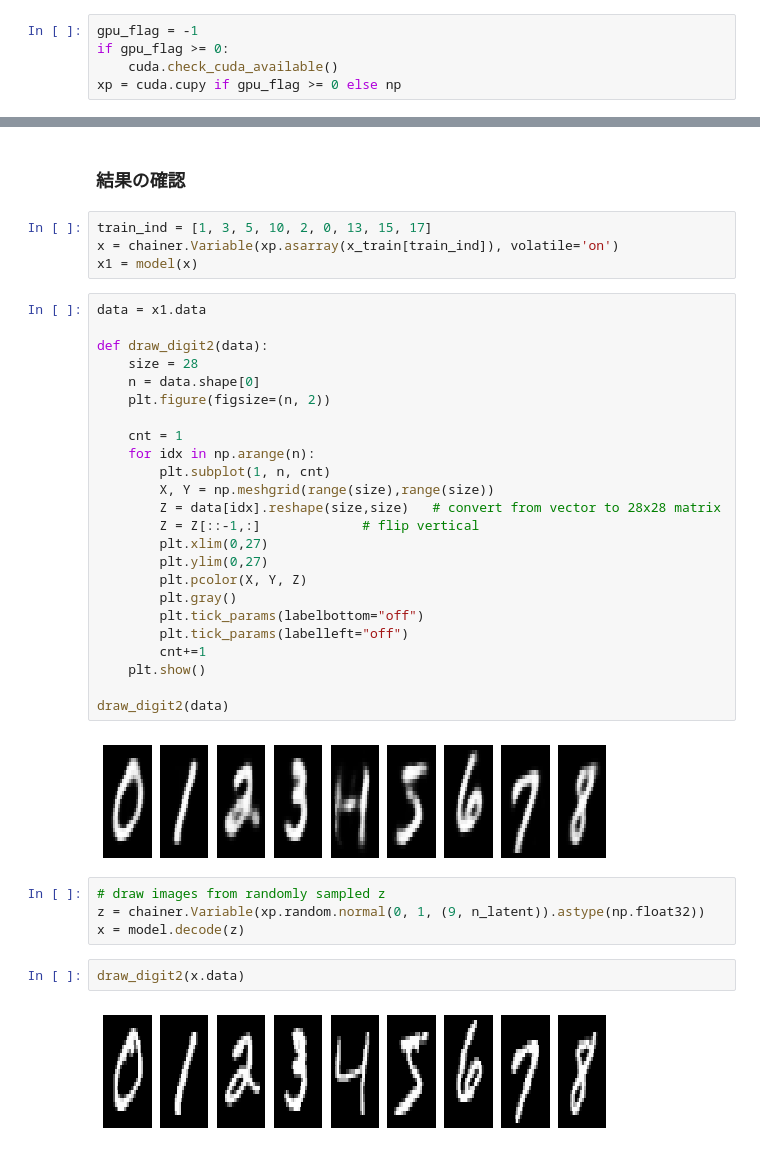
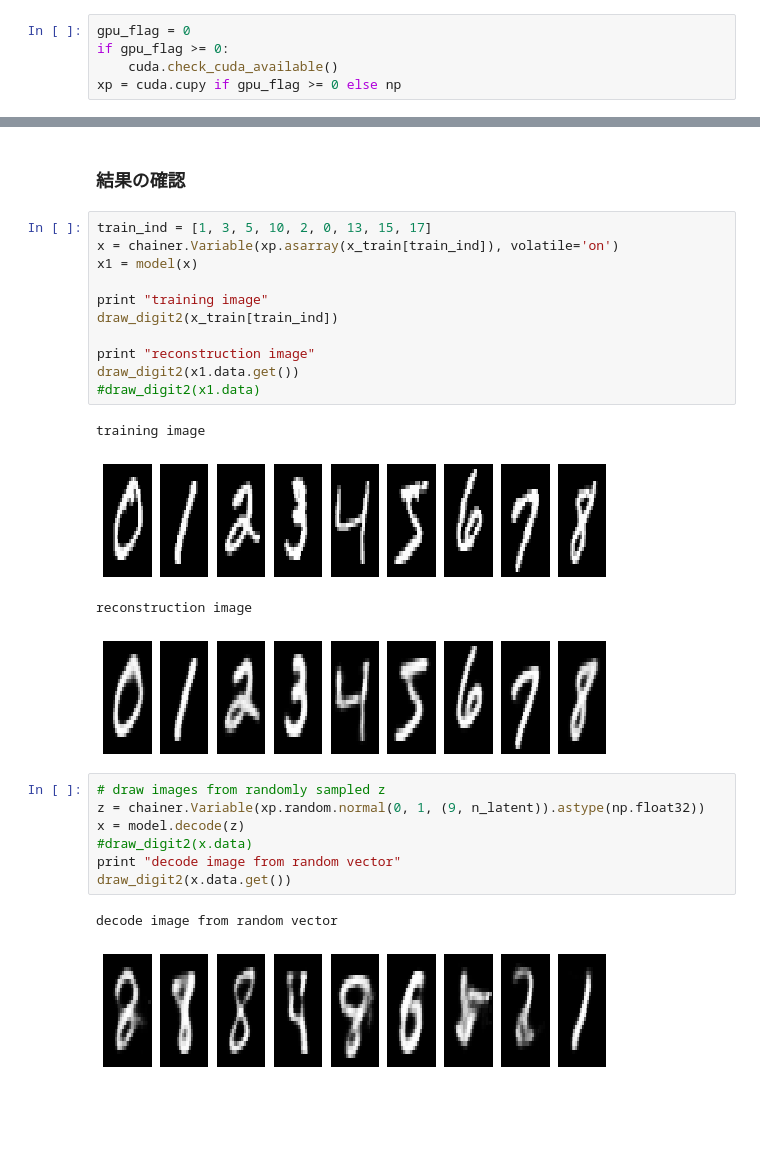
Before and after one commit to tok41/chainer-samples, a Jupyter notebook: chainer-AE/chainer_VAE.ipynb, the cells around one changed output, grey strips where cells are left out. Drawn from its saved outputs; the diff is of its cells as text; blank space fills up the shorter version.

```diff
--- a/chainer-AE/chainer_VAE.ipynb
+++ b/chainer-AE/chainer_VAE.ipynb
@@ -26,7 +26,7 @@ import data
 # %% [markdown]
 ## GPU設定
 # %%
-gpu_flag = -1
+gpu_flag = 0
 if gpu_flag >= 0:
     cuda.check_cuda_available()
 xp = cuda.cupy if gpu_flag >= 0 else np
@@ -232,38 +259,26 @@ train mean loss=115.770647087, mean reconstruction loss=85.4614665604
 # %%
 train_ind = [1, 3, 5, 10, 2, 0, 13, 15, 17]
 x = chainer.Variable(xp.asarray(x_train[train_ind]), volatile='on')
 x1 = model(x)
+
+print "training image"
+draw_digit2(x_train[train_ind])
+
+print "reconstruction image"
+draw_digit2(x1.data.get())
+#draw_digit2(x1.data)
+# %% [output]
+training image
+[figure, added]
+reconstruction image
+[figure, added]
-# %%
-data = x1.data
-
-def draw_digit2(data):
-    size = 28
-    n = data.shape[0]
-    plt.figure(figsize=(n, 2))
-
-    cnt = 1
-    for idx in np.arange(n):
-        plt.subplot(1, n, cnt)
-        X, Y = np.meshgrid(range(size),range(size))
-        Z = data[idx].reshape(size,size)   # convert from vector to 28x28 matrix
-        Z = Z[::-1,:]             # flip vertical
-        plt.xlim(0,27)
-        plt.ylim(0,27)
-        plt.pcolor(X, Y, Z)
-        plt.gray()
-        plt.tick_params(labelbottom="off")
-        plt.tick_params(labelleft="off")
-        cnt+=1
-    plt.show()
-
-draw_digit2(data)
-# %% [output]
-[figure, removed]
 # %%
 # draw images from randomly sampled z
 z = chainer.Variable(xp.random.normal(0, 1, (9, n_latent)).astype(np.float32))
 x = model.decode(z)
+#draw_digit2(x.data)
+print "decode image from random vector"
+draw_digit2(x.data.get())
+# %% [output]
+decode image from random vector
+[figure, added]
-# %%
-draw_digit2(x.data)
-# %% [output]
-[figure, removed]
```
Also changed, not shown: parts of 4 cells of this notebook.
